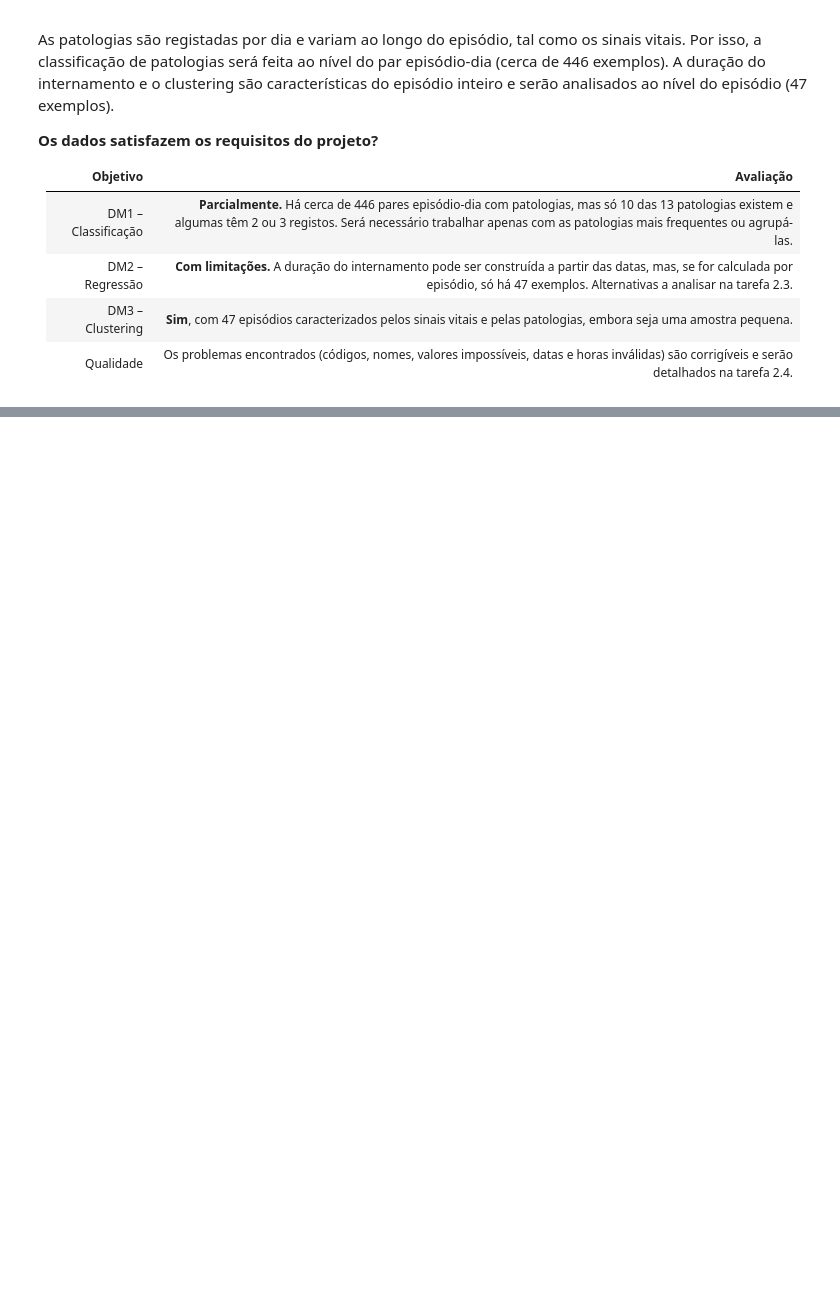
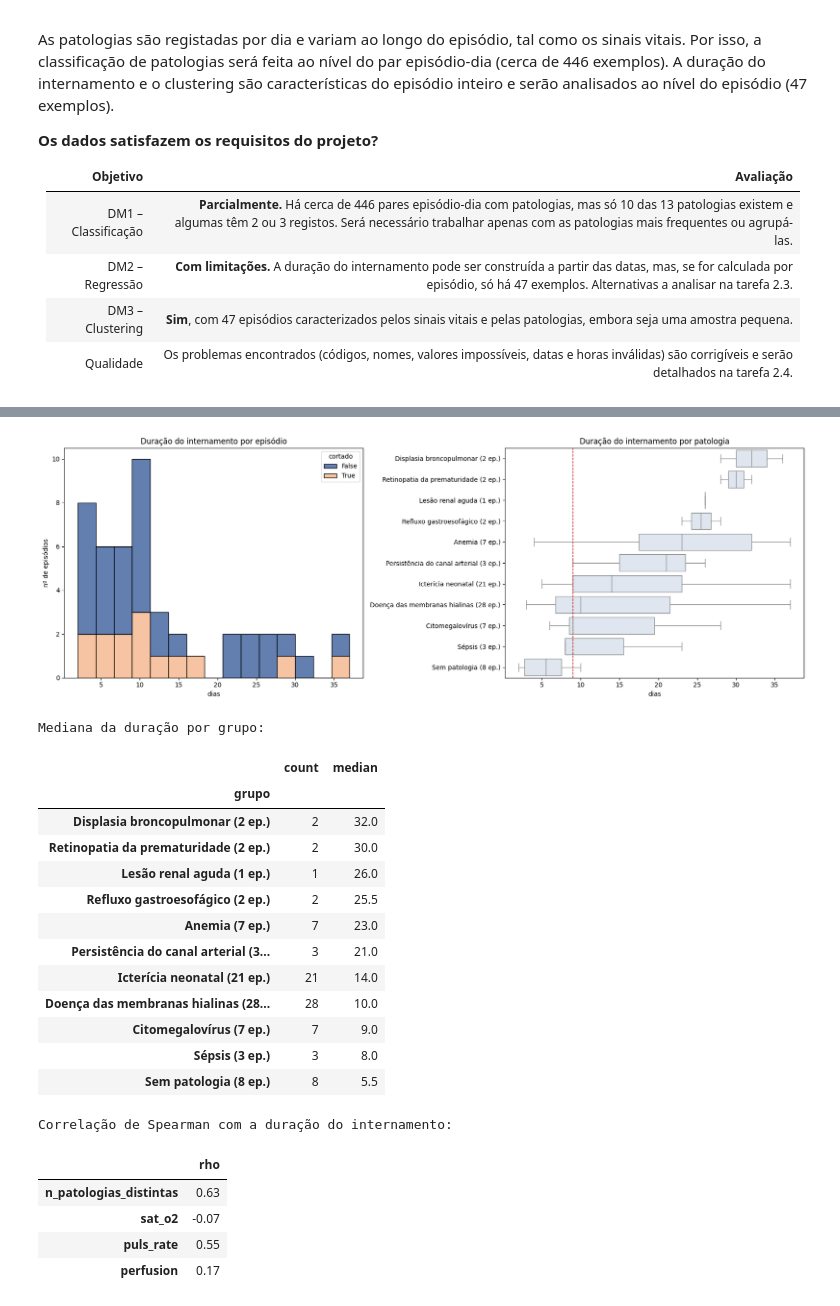
Before and after one commit to goncalorg10/aase-neonatal, a Jupyter notebook: 01_data_understanding.ipynb, the cells around one changed output, grey strips where cells are left out. Cells and saved outputs as stored; diff of their text form; code cells hidden in the pictures; blank space fills up the shorter version.

```diff
--- a/01_data_understanding.ipynb
+++ b/01_data_understanding.ipynb
@@ -557,0 +941,65 @@ As patologias são registadas por dia e variam ao longo do episódio, tal como o
+# %%
+# =============================================================================
+# 2.3.8 Duração do internamento (DM2)
+# Usa a tabela ep (47 episódios) e a duracao_total (ambas as tabelas).
+# Esquerda: distribuição da duração, distinguindo os episódios cortados.
+# Direita: duração dos episódios que tiveram cada patologia em algum dia;
+#          a linha vermelha é a mediana de todos os episódios.
+# No fim: correlação de Spearman da duração com outras variáveis do episódio.
+# Responde à pergunta: "que patologias estão associadas a internamentos
+# mais longos?"
+# =============================================================================
+fig, axes = plt.subplots(1, 2, figsize=(17, 6))
+
+# Distribuição da duração (cortados a laranja)
+sns.histplot(data=ep, x="duracao_total", hue="cortado", bins=15, multiple="stack",
+             palette={False: "#2F5496", True: "#F4B183"}, ax=axes[0])
+axes[0].set_title("Duração do internamento por episódio")
+axes[0].set_xlabel("dias")
+axes[0].set_ylabel("nº de episódios")
+
+# Duração por patologia
+n_ep = ep[PATOLOGIAS].sum()
+partes = [ep.loc[ep[p] == 1, ["duracao_total"]].assign(grupo=f"{p} ({n_ep[p]} ep.)")
+          for p in PATOLOGIAS if n_ep[p] > 0]
+sem = ep.loc[ep["n_patologias_distintas"] == 0, ["duracao_total"]]
+partes.append(sem.assign(grupo=f"Sem patologia ({len(sem)} ep.)"))
+dur = pd.concat(partes)
+
+ordem = dur.groupby("grupo")["duracao_total"].median().sort_values(ascending=False).index
+sns.boxplot(data=dur, x="duracao_total", y="grupo", order=ordem, color="#DCE6F2", ax=axes[1])
+axes[1].axvline(ep["duracao_total"].median(), color="#C00000", ls="--", lw=1)
+axes[1].set_title("Duração do internamento por patologia")
+axes[1].set_xlabel("dias")
+axes[1].set_ylabel("")
+plt.tight_layout()
+plt.show()
+
+print("Mediana da duração por grupo:")
+display(dur.groupby("grupo")["duracao_total"].agg(["count", "median"]).sort_values("median", ascending=False))
+
+print("Correlação de Spearman com a duração do internamento:")
+display(ep[["duracao_total", "n_patologias_distintas", "sat_o2", "puls_rate", "perfusion"]]
+        .corr(method="spearman")["duracao_total"].drop("duracao_total").round(2).to_frame("rho"))
+# %% [output]
+[figure, added]
+Mediana da duração por grupo:
+|  | count | median |
+| grupo |  |  |
+| Displasia broncopulmonar (2 ep.) | 2 | 32.0 |
+| Retinopatia da prematuridade (2 ep.) | 2 | 30.0 |
+| Lesão renal aguda (1 ep.) | 1 | 26.0 |
+| Refluxo gastroesofágico (2 ep.) | 2 | 25.5 |
+| Anemia (7 ep.) | 7 | 23.0 |
+| Persistência do canal arterial (3... | 3 | 21.0 |
+| Icterícia neonatal (21 ep.) | 21 | 14.0 |
+| Doença das membranas hialinas (28... | 28 | 10.0 |
+| Citomegalovírus (7 ep.) | 7 | 9.0 |
+| Sépsis (3 ep.) | 3 | 8.0 |
+| Sem patologia (8 ep.) | 8 | 5.5 |
+Correlação de Spearman com a duração do internamento:
+|  | rho |
+| n_patologias_distintas | 0.63 |
+| sat_o2 | -0.07 |
+| puls_rate | 0.55 |
+| perfusion | 0.17 |
```
Also changed, not shown: parts of 13 cells of this notebook, 1 other file.
